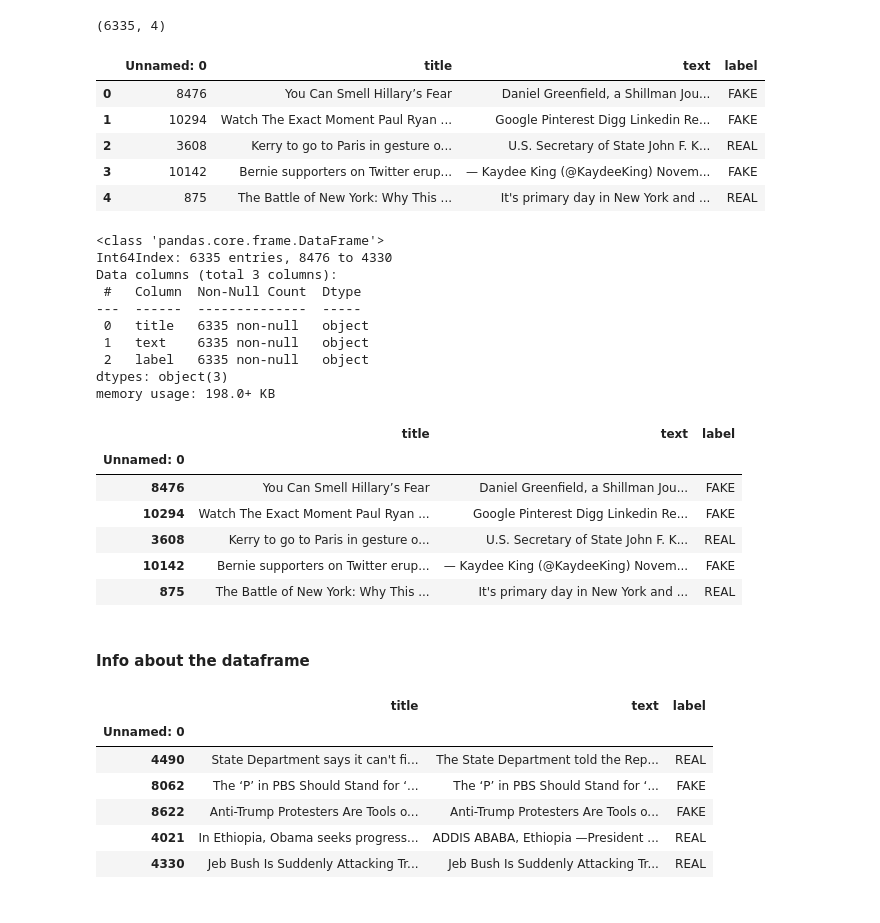
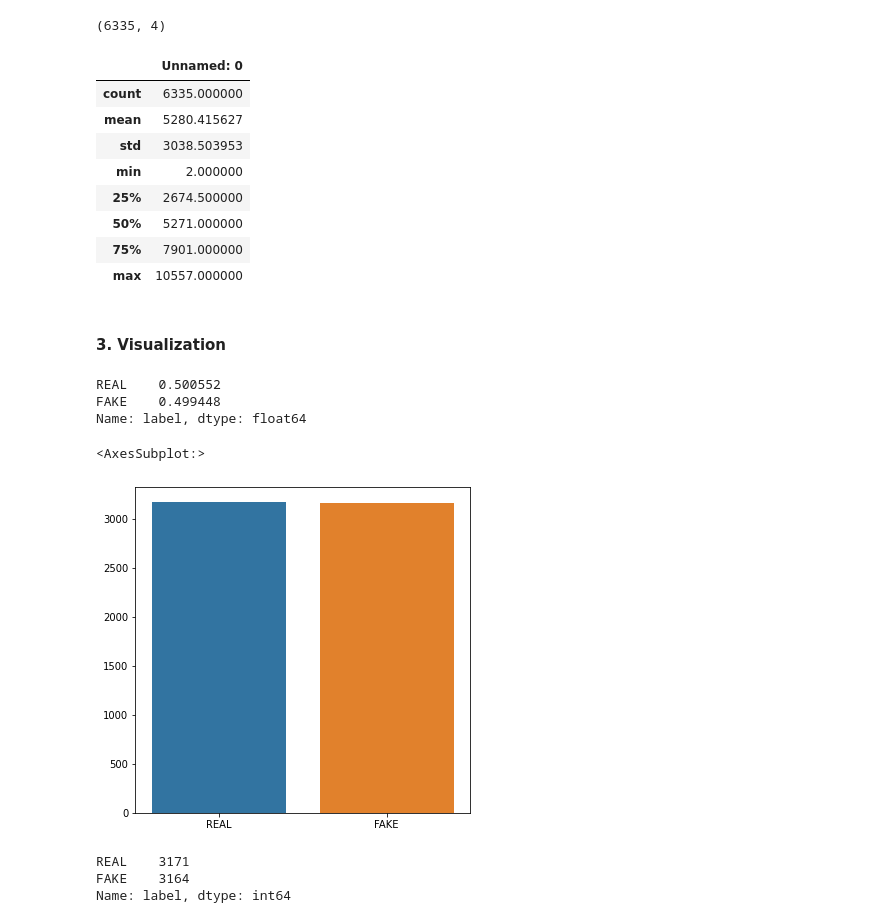
Before and after one commit to SebastianMM-96/fake-news, a Jupyter notebook: data_analysis/EDA/EDA.ipynb, the cells around one changed output. Cells and saved outputs as stored; diff of their text form; code cells hidden in the pictures.

```diff
--- a/data_analysis/EDA/EDA.ipynb
+++ b/data_analysis/EDA/EDA.ipynb
@@ -36,49 +36,38 @@ df = pd.read_csv('fake_or_real_news.csv')
 df.shape
 # %% [output]
 (6335, 4)
-# %%
-df.head(5)
-# %% [output]
-|  | Unnamed: 0 | title | text | label |
-| 0 | 8476 | You Can Smell Hillary’s Fear | Daniel Greenfield, a Shillman Jou... | FAKE |
-| 1 | 10294 | Watch The Exact Moment Paul Ryan ... | Google Pinterest Digg Linkedin Re... | FAKE |
-| 2 | 3608 | Kerry to go to Paris in gesture o... | U.S. Secretary of State John F. K... | REAL |
-| 3 | 10142 | Bernie supporters on Twitter erup... | — Kaydee King (@KaydeeKing) Novem... | FAKE |
-| 4 | 875 | The Battle of New York: Why This ... | It's primary day in New York and ... | REAL |
 # %%
-df.info()
+df.describe()
 # %% [output]
-<class 'pandas.core.frame.DataFrame'>
-Int64Index: 6335 entries, 8476 to 4330
-Data columns (total 3 columns):
- #   Column  Non-Null Count  Dtype
----  ------  --------------  -----
- 0   title   6335 non-null   object
- 1   text    6335 non-null   object
- 2   label   6335 non-null   object
-dtypes: object(3)
-memory usage: 198.0+ KB
+|  | Unnamed: 0 |
+| count | 6335.000000 |
+| mean | 5280.415627 |
+| std | 3038.503953 |
+| min | 2.000000 |
+| 25% | 2674.500000 |
+| 50% | 5271.000000 |
+| 75% | 7901.000000 |
+| max | 10557.000000 |
-# %%
-# Set the correct index in the dataset
-df = df.set_index('Unnamed: 0')
-df.head(5)
-# %% [output]
-|  | title | text | label |
-| Unnamed: 0 |  |  |  |
-| 8476 | You Can Smell Hillary’s Fear | Daniel Greenfield, a Shillman Jou... | FAKE |
-| 10294 | Watch The Exact Moment Paul Ryan ... | Google Pinterest Digg Linkedin Re... | FAKE |
-| 3608 | Kerry to go to Paris in gesture o... | U.S. Secretary of State John F. K... | REAL |
-| 10142 | Bernie supporters on Twitter erup... | — Kaydee King (@KaydeeKing) Novem... | FAKE |
-| 875 | The Battle of New York: Why This ... | It's primary day in New York and ... | REAL |
-# %% [markdown]
-#### Info about the dataframe
-# %%
-df.tail()
-# %% [output]
-|  | title | text | label |
-| Unnamed: 0 |  |  |  |
-| 4490 | State Department says it can't fi... | The State Department told the Rep... | REAL |
-| 8062 | The ‘P’ in PBS Should Stand for ‘... | The ‘P’ in PBS Should Stand for ‘... | FAKE |
-| 8622 | Anti-Trump Protesters Are Tools o... | Anti-Trump Protesters Are Tools o... | FAKE |
-| 4021 | In Ethiopia, Obama seeks progress... | ADDIS ABABA, Ethiopia —President ... | REAL |
-| 4330 | Jeb Bush Is Suddenly Attacking Tr... | Jeb Bush Is Suddenly Attacking Tr... | REAL |
+# %% [markdown]
+#### 3. Visualization
+# %%
+df['label'].value_counts(normalize=True)
+# %% [output]
+REAL    0.500552
+FAKE    0.499448
+Name: label, dtype: float64
+# %%
+plt.figure(figsize=(6,6))
+sns.barplot(x=df['label'].value_counts().index, y=df['label'].value_counts().values, data=df)
+# %% [output]
+<AxesSubplot:>
+[figure, added]
+# %%
+df.loc[df['label'] == 0, 'label' ] == 'REAL'
+df.loc[df['label'] == 1, 'label' ] == 'FAKE'
+df.columns
+df['label'].value_counts()
+# %% [output]
+REAL    3171
+FAKE    3164
+Name: label, dtype: int64
```
Also changed, not shown: parts of 9 cells of this notebook, 2 other files.
